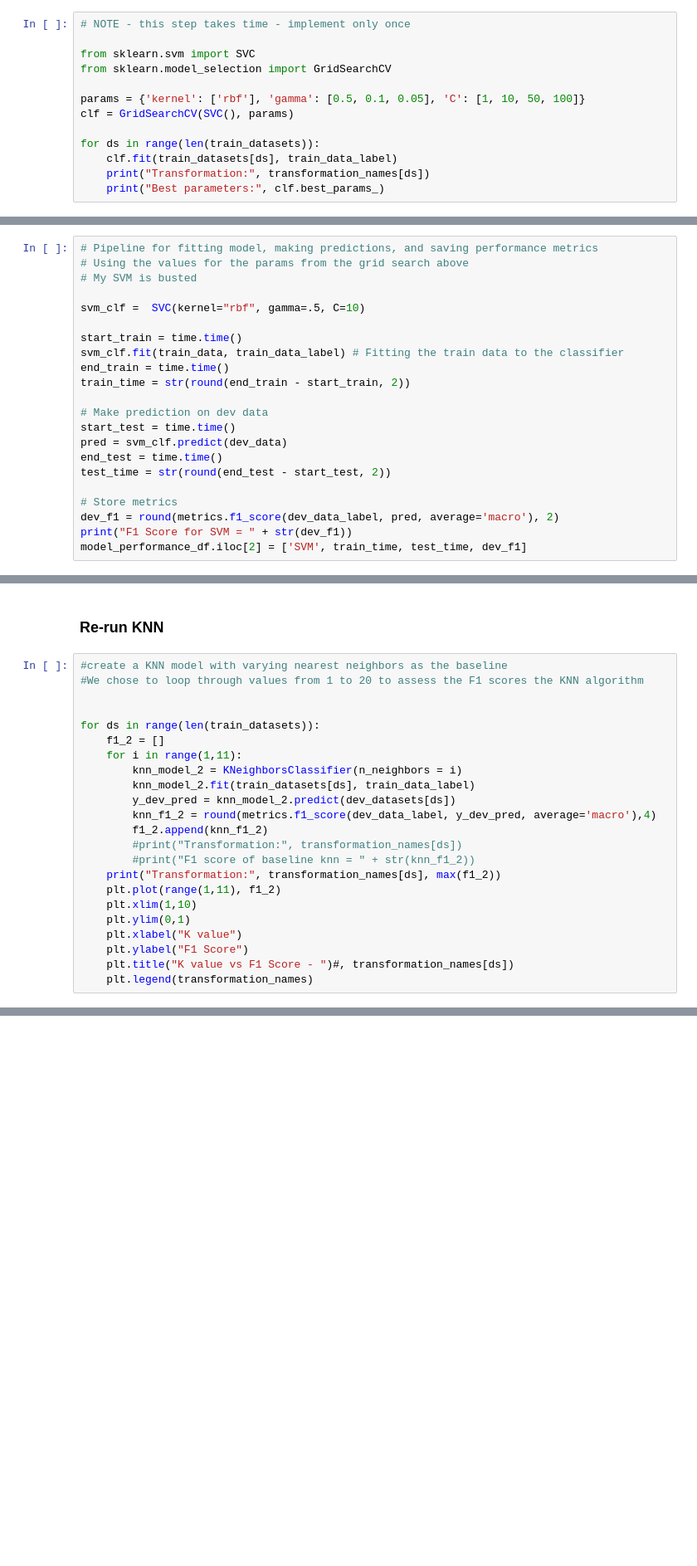
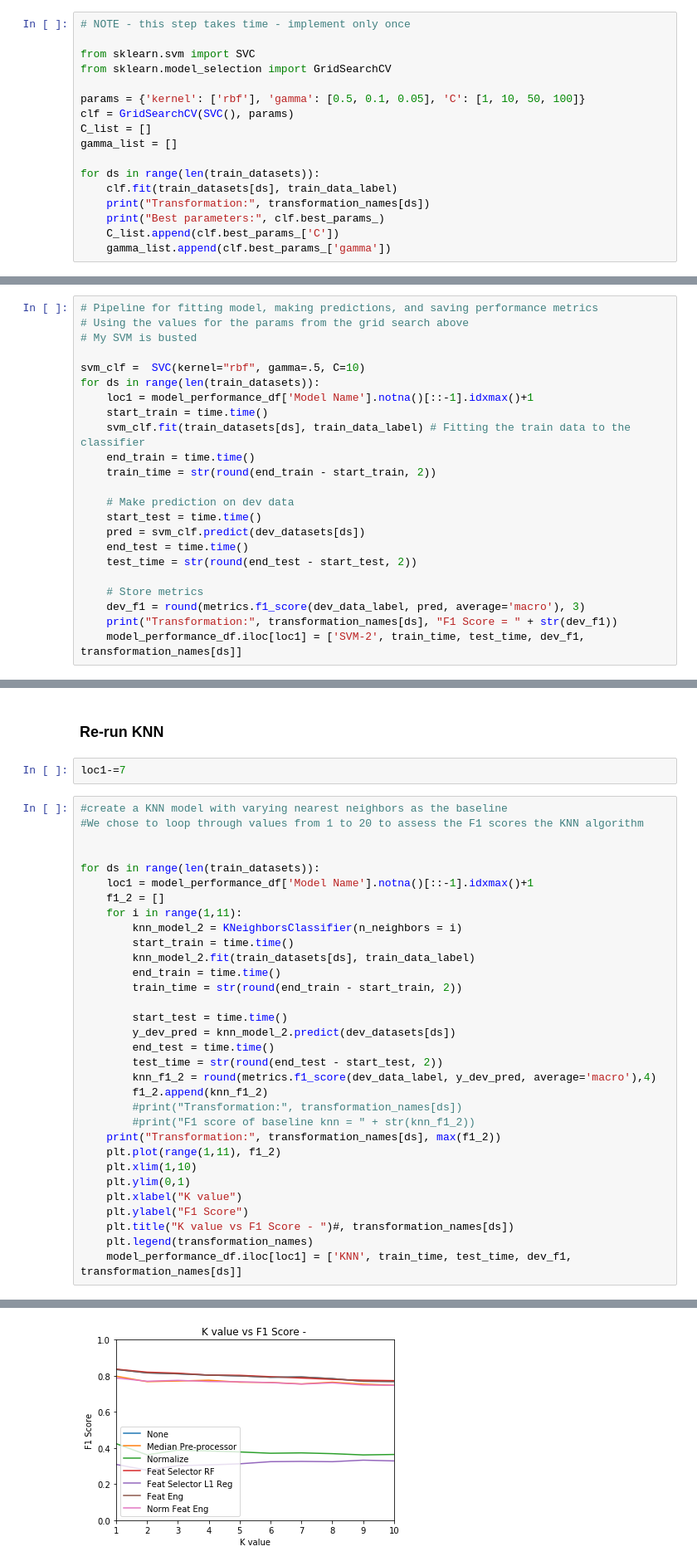
Before and after one commit to emilyrail/w207_final_project, a Jupyter notebook: Final Project - Emily, Mohan, Stefania.ipynb, the cells around one changed output, grey strips where cells are left out. Shown: that part at 83% size. Saved outputs shown, nothing was run; the diff lists cells and outputs as text; blank space fills up the shorter version.

```diff
--- a/Final Project - Emily, Mohan, Stefania.ipynb
+++ b/Final Project - Emily, Mohan, Stefania.ipynb
@@ -675,11 +711,15 @@ from sklearn.model_selection import GridSearchCV
 
 params = {'kernel': ['rbf'], 'gamma': [0.5, 0.1, 0.05], 'C': [1, 10, 50, 100]}
 clf = GridSearchCV(SVC(), params)
+C_list = []
+gamma_list = []
 
 for ds in range(len(train_datasets)):
     clf.fit(train_datasets[ds], train_data_label)
     print("Transformation:", transformation_names[ds])
     print("Best parameters:", clf.best_params_)
+    C_list.append(clf.best_params_['C'])
+    gamma_list.append(clf.best_params_['gamma'])
 # %% [output]
 Transformation: Median Pre-processor
 Best parameters: {'C': 50, 'gamma': 0.1, 'kernel': 'rbf'}
@@ -731,20 +779,21 @@ Best parameters: {'C': 10, 'gamma': 0.5, 'kernel': 'rbf'}
 # My SVM is busted
 
 svm_clf =  SVC(kernel="rbf", gamma=.5, C=10)
+for ds in range(len(train_datasets)):
+    loc1 = model_performance_df['Model Name'].notna()[::-1].idxmax()+1
+    start_train = time.time()
+    svm_clf.fit(train_datasets[ds], train_data_label) # Fitting the train data to the classifier
+    end_train = time.time()
+    train_time = str(round(end_train - start_train, 2))
 
-start_train = time.time()
-svm_clf.fit(train_data, train_data_label) # Fitting the train data to the classifier
-end_train = time.time()
-train_time = str(round(end_train - start_train, 2))
+    # Make prediction on dev data
+    start_test = time.time()
+    pred = svm_clf.predict(dev_datasets[ds])
+    end_test = time.time()
+    test_time = str(round(end_test - start_test, 2))
 
-# Make prediction on dev data
-start_test = time.time()
-pred = svm_clf.predict(dev_data)
-end_test = time.time()
-test_time = str(round(end_test - start_test, 2))
-
-# Store metrics
-dev_f1 = round(metrics.f1_score(dev_data_label, pred, average='macro'), 2)
-print("F1 Score for SVM = " + str(dev_f1))
-model_performance_df.iloc[2] = ['SVM', train_time, test_time, dev_f1]
+    # Store metrics
+    dev_f1 = round(metrics.f1_score(dev_data_label, pred, average='macro'), 3)
+    print("Transformation:", transformation_names[ds], "F1 Score = " + str(dev_f1))
+    model_performance_df.iloc[loc1] = ['SVM-2', train_time, test_time, dev_f1, transformation_names[ds]]
 # %% [output]
@@ -790,16 +811,26 @@ graph
 # %% [markdown]
 ### Re-run KNN
+# %%
+loc1-=7
 # %%
 #create a KNN model with varying nearest neighbors as the baseline
 #We chose to loop through values from 1 to 20 to assess the F1 scores the KNN algorithm
 
 
 for ds in range(len(train_datasets)):
+    loc1 = model_performance_df['Model Name'].notna()[::-1].idxmax()+1
     f1_2 = []
     for i in range(1,11):
         knn_model_2 = KNeighborsClassifier(n_neighbors = i)
+        start_train = time.time()
         knn_model_2.fit(train_datasets[ds], train_data_label)
+        end_train = time.time()
+        train_time = str(round(end_train - start_train, 2))
+
+        start_test = time.time()
         y_dev_pred = knn_model_2.predict(dev_datasets[ds])
+        end_test = time.time()
+        test_time = str(round(end_test - start_test, 2))
         knn_f1_2 = round(metrics.f1_score(dev_data_label, y_dev_pred, average='macro'),4)
         f1_2.append(knn_f1_2)
         #print("Transformation:", transformation_names[ds])
@@ -812,3 +843,5 @@ for ds in range(len(train_datasets)):
     plt.ylabel("F1 Score")
     plt.title("K value vs F1 Score - ")#, transformation_names[ds])
     plt.legend(transformation_names)
+    model_performance_df.iloc[loc1] = ['KNN', train_time, test_time, dev_f1, transformation_names[ds]]
+# %% [output]
@@ -814,0 +855 @@ for ds in range(len(train_datasets)):
+[figure, added]
```
Also changed, not shown: parts of 29 cells of this notebook.
